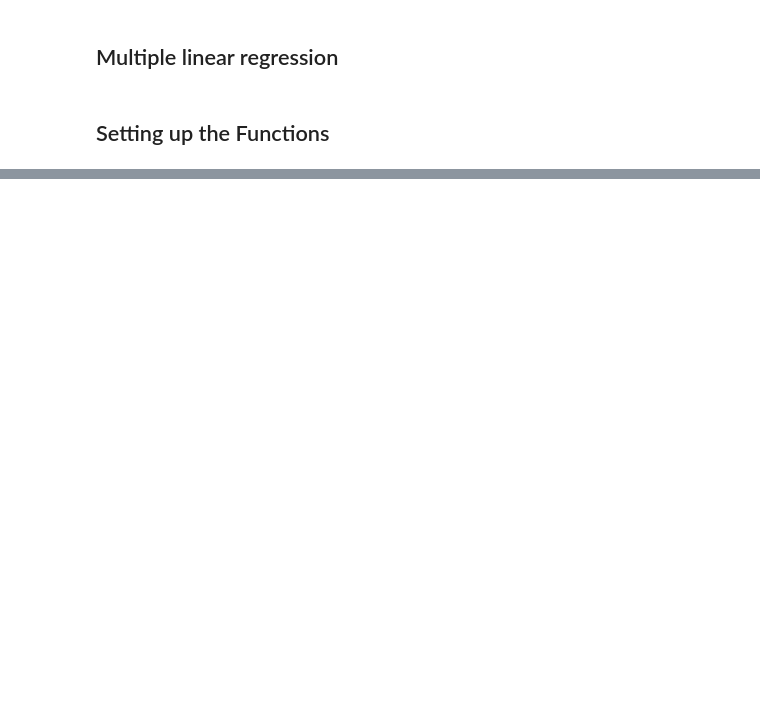
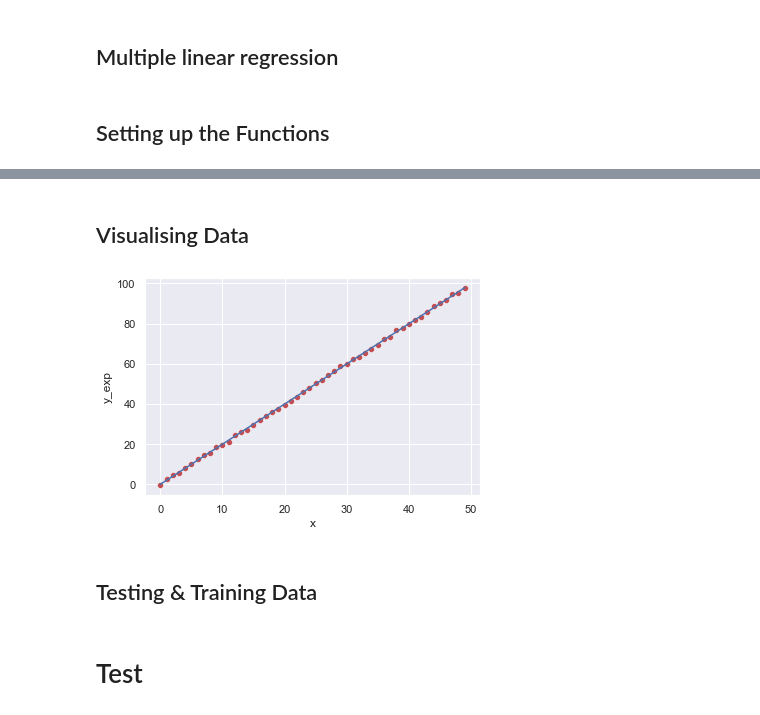
Before and after one commit to Tej-Deep/github-upload, a Jupyter notebook: 2d regression.ipynb, the cells around one changed output, grey strips where cells are left out. Drawn from its saved outputs; the diff is of its cells as text; code cells hidden in the pictures; blank space fills up the shorter version.

```diff
--- a/2d regression.ipynb
+++ b/2d regression.ipynb
@@ -61,0 +93,4 @@ def gradient_descent(x, y, theta, iter, alpha):
+# %%
+theta[0,1] = g[0,1] * data['y_exp'].std() / data['x'].std()
+theta[0,0] = g[0,0] * data['y_exp'].std() - theta[0,1] * data['x'].mean() + data['y_exp'].mean()
+print(theta)
@@ -61,0 +101,3 @@ def gradient_descent(x, y, theta, iter, alpha):
+# %%
+data['y_calc'] = np.concatenate((ones,data[['x']]), axis = 1) @ theta.T
+display(data.head())
@@ -61,0 +122,13 @@ def gradient_descent(x, y, theta, iter, alpha):
+# %% [markdown]
+## Visualising Data
+# %%
+sns.set()
+sns.scatterplot(x = 'x', y ='y_exp' , data = data, color = 'r')
+sns.lineplot(x = 'x', y ='y_calc' , data = data)
+plt.show()
+# %% [output]
+[figure, added]
+# %% [markdown]
+## Testing & Training Data
+# %% [markdown]
+# Test
```
Also changed, not shown: parts of 18 cells of this notebook.
